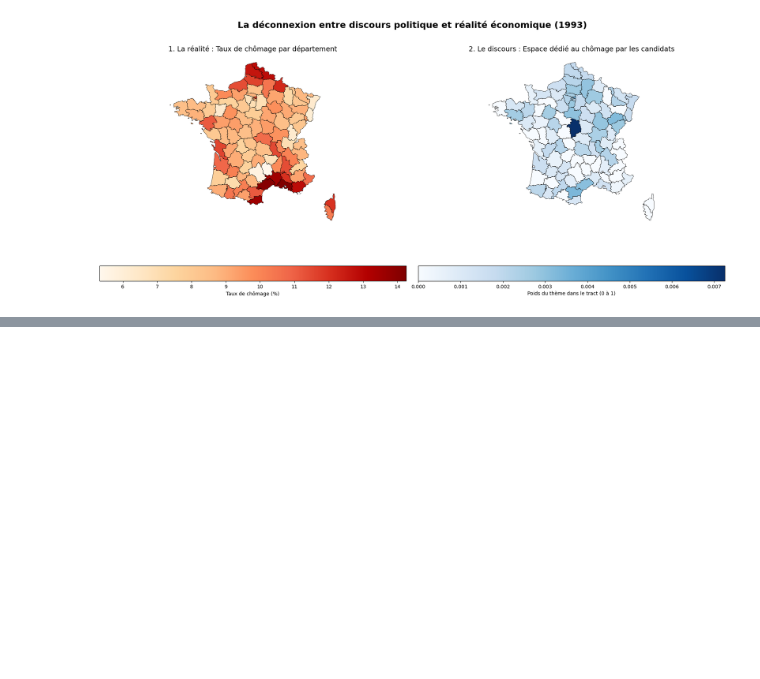
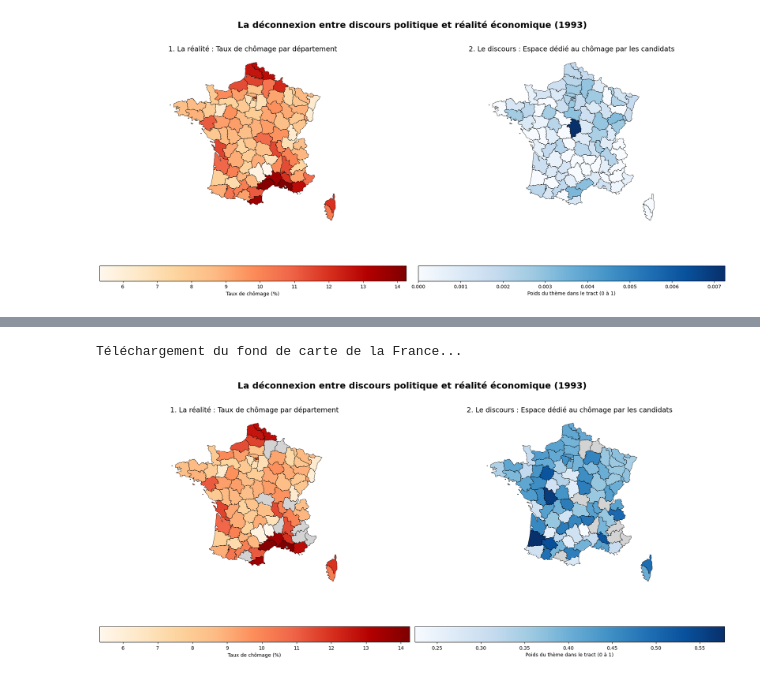
Before and after one commit to plemvan/ManifestoTopicModeling, a Jupyter notebook: notebook/main.ipynb, the cells around one changed output, grey strips where cells are left out. Drawn from its saved outputs; the diff is of its cells as text; code cells hidden in the pictures; blank space fills up the shorter version.

```diff
--- a/notebook/main.ipynb
+++ b/notebook/main.ipynb
@@ -577,0 +918,12 @@ Téléchargement du fond de carte de la France...
+# %%
+# On part du principe que ton tableau INSEE s'appelle df_insee_1993
+# et qu'il contient 'code_departement' et 'taux_chomage_1993'
+
+df_global = pd.merge(
+    df_dept_final,
+    df_insee[['code_departement', 'taux_chomage_1988']],
+    on='code_departement',
+    how='inner'
+)
+
+print(f"\n✅ Fusion réussie ! Nous avons {len(df_global)} départements complets.")
@@ -577,0 +971,55 @@ Téléchargement du fond de carte de la France...
+# %%
+import geopandas as gpd
+import matplotlib.pyplot as plt
+
+print("Téléchargement du fond de carte de la France...")
+# Lien public vers un fichier GeoJSON officiel et allégé des départements français
+url_geojson = "https://raw.githubusercontent.com/gregoiredavid/france-geojson/master/departements-version-simplifiee.geojson"
+carte_france = gpd.read_file(url_geojson)
+
+# 1. On renomme la colonne du GeoJSON pour qu'elle corresponde à notre tableau
+carte_france = carte_france.rename(columns={'code': 'code_departement'})
+
+# 2. La fusion spatiale : on accroche nos données au fond de carte !
+carte_data = carte_france.merge(df_global, on='code_departement', how='left')
+
+# 3. Paramétrage du dessin (2 cartes côte à côte)
+fig, axes = plt.subplots(1, 2, figsize=(18, 8))
+fig.suptitle("La déconnexion entre discours politique et réalité économique (1993)", fontsize=18, fontweight='bold', y=1.02)
+
+# --- CARTE 1 : La Réalité (INSEE) ---
+# On utilise un dégradé rouge (OrRd) pour symboliser la gravité du chômage
+carte_data.plot(
+    column='taux_chomage_1988',
+    cmap='OrRd',
+    linewidth=0.5,
+    ax=axes[0],
+    edgecolor='black',
+    legend=True,
+    legend_kwds={'label': "Taux de chômage (%)", 'orientation': "horizontal"},
+    missing_kwds={'color': 'lightgrey', 'label': 'Données manquantes'}
+)
+axes[0].set_title('1. La réalité : Taux de chômage par département', fontsize=14)
+axes[0].axis('off') # On cache les coordonnées GPS (axes X et Y)
+
+# --- CARTE 2 : Le Discours (BERTopic) ---
+# On utilise un dégradé bleu (Blues) pour le discours politique
+carte_data.plot(
+    column='score_chomage_bert',
+    cmap='Blues',
+    linewidth=0.5,
+    ax=axes[1],
+    edgecolor='black',
+    legend=True,
+    legend_kwds={'label': "Poids du thème dans le tract (0 à 1)", 'orientation': "horizontal"},
+    missing_kwds={'color': 'lightgrey'}
+)
+axes[1].set_title('2. Le discours : Espace dédié au chômage par les candidats', fontsize=14)
+axes[1].axis('off')
+
+# Affichage final
+plt.tight_layout()
+plt.show()
+# %% [output]
+Téléchargement du fond de carte de la France...
+[figure, added]
```
Also changed, not shown: parts of 18 cells of this notebook.
